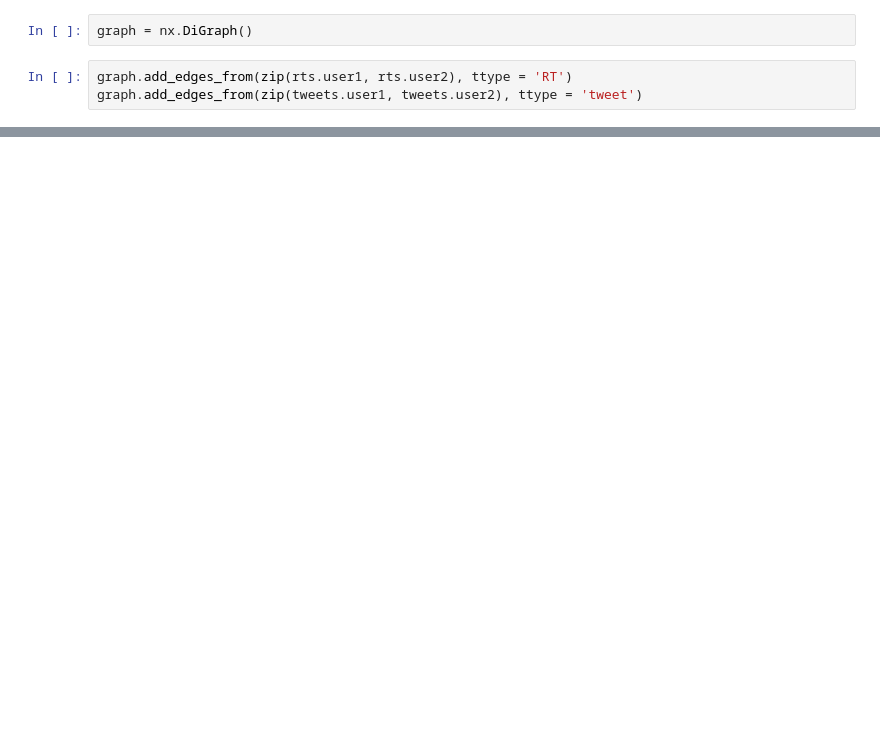
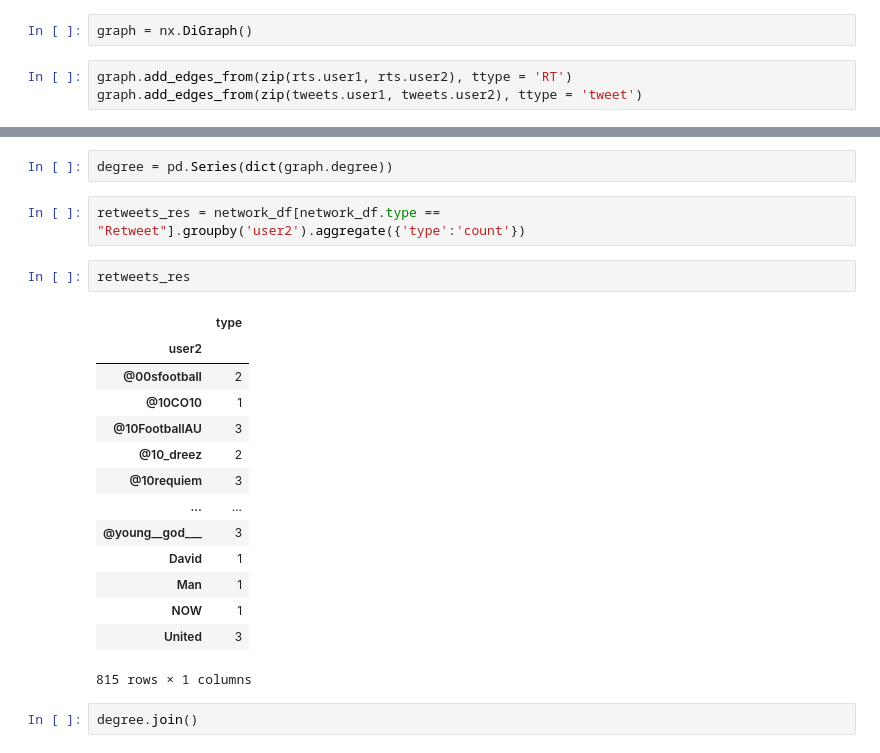
Before and after one commit to siraj101/influencer_network_analysis, a Jupyter notebook: code/network_diag.ipynb, the cells around one changed output, grey strips where cells are left out. Cells and saved outputs as stored; diff of their text form; blank space fills up the shorter version.

```diff
--- a/code/network_diag.ipynb
+++ b/code/network_diag.ipynb
@@ -53,0 +65,23 @@ nx.algorithms.centrality.closeness.closeness_centrality(graph)
+# %%
+degree = pd.Series(dict(graph.degree))
+# %%
+retweets_res = network_df[network_df.type == "Retweet"].groupby('user2').aggregate({'type':'count'})
+# %%
+retweets_res
+# %% [output]
+|  | type |
+| user2 |  |
+| @00sfootbalI | 2 |
+| @10CO10 | 1 |
+| @10FootballAU | 3 |
+| @10_dreez | 2 |
+| @10requiem | 3 |
+| ... | ... |
+| @young__god___ | 3 |
+| David | 1 |
+| Man | 1 |
+| NOW | 1 |
+| United | 3 |
+815 rows × 1 columns
+# %%
+degree.join()
```
Also changed, not shown: parts of 8 cells of this notebook, 1 other file.
